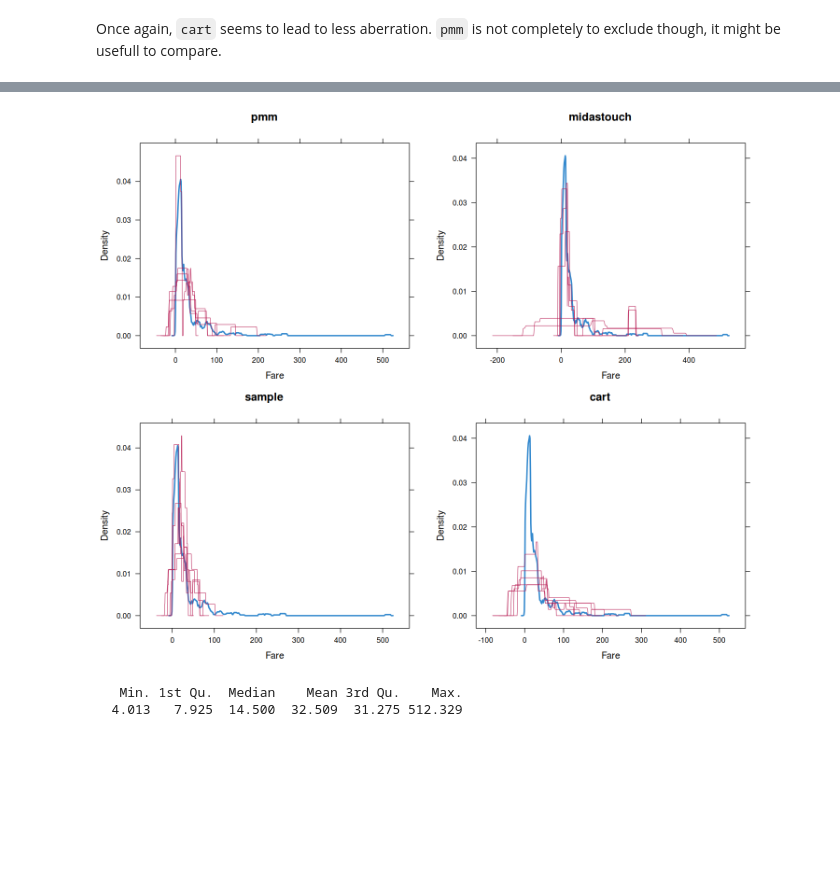
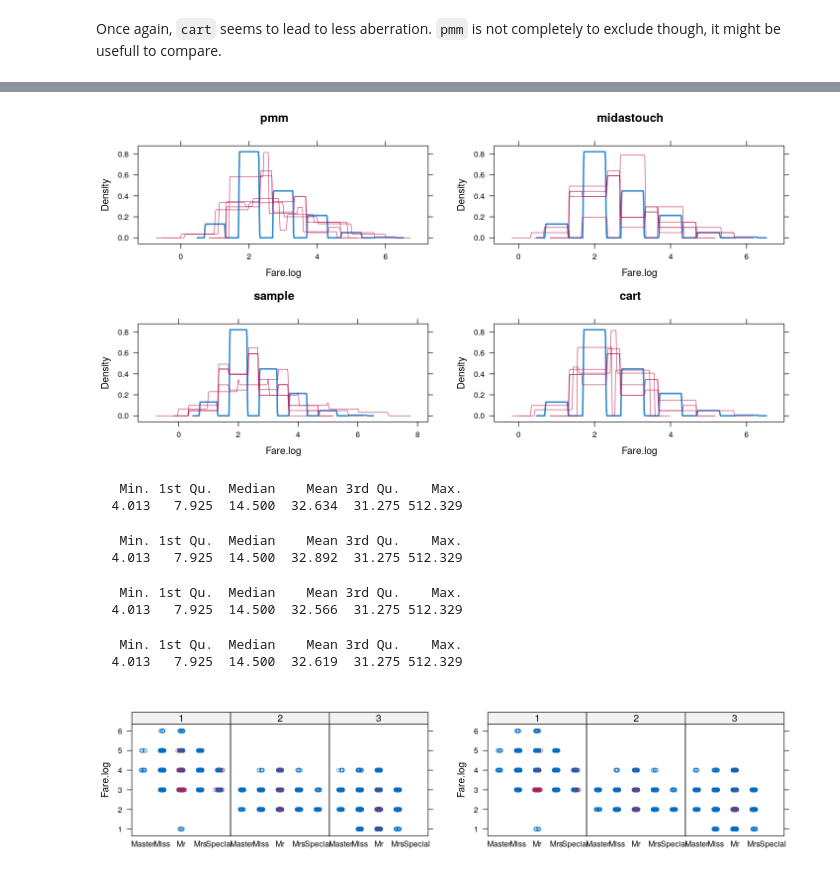
Before and after one commit to sapristi/ML, a Jupyter notebook: experiments/titanic_challenge/imputations.ipynb, the cells around one changed output, grey strips where cells are left out. Drawn from its saved outputs; the diff is of its cells as text; code cells hidden in the pictures; blank space fills up the shorter version.

```diff
--- a/experiments/titanic_challenge/imputations.ipynb
+++ b/experiments/titanic_challenge/imputations.ipynb
@@ -173,0 +222,8 @@ summary(train$Age.imp)
+# %%
+age.imp1 <- mice(train, m=5, method="cart", printFlag = FALSE, formulas = list(Age = Age ~ Title + Fare.log))
+age.imp2 <- mice(complete(age.imp1, 1), m=5, method="cart", printFlag = FALSE, formulas = list(Age = Age ~ Title))
+
+age.full_imput <- complete(age.imp2,1)$Age
+sum(is.na(age.full_imput))
+
+train$Age.imput <- age.full_imput
@@ -174,8 +234,9 @@ summary(train$Age.imp)
 # %%
 methods <- c("pmm", "midastouch", "sample", "cart")
 train$Pclass <- as.factor(train$Pclass)
-fare.imps <- make_imputations(train, m=5, methods = methods, formulas = list(Fare = Fare ~  Title  + Embarked + Pclass))
+fare.imps <- make_imputations(train, m=5, methods = methods, formulas = list(Fare.log = Fare.log ~  Title  + Embarked + Pclass))
 # %%
-fare.stripplots <- lapply(fare.imps, function(imp) {stripplot(imp, Fare ~ Title, , main=imp$method["Fare"])})
+fare.stripplots <- lapply(fare.imps, function(imp) {stripplot(imp, Fare.log ~ Title, , main=imp$method["Fare.log"])})
+options(repr.plot.height=6, repr.plot.width = 12)
 grid.arrange(grobs = fare.stripplots, nrow = 2)
 # %% [output]
@@ -183,6 +244,5 @@ grid.arrange(grobs = fare.stripplots, nrow = 2)
 # %%
-fare.stripplots <- lapply(fare.imps, function(imp) {stripplot(imp, Fare ~ Age.simple | Pclass, , main=imp$method["Fare"])})
-options(repr.plot.height=10,repr.plot.width= 12)
-
+fare.stripplots <- lapply(fare.imps, function(imp) {stripplot(imp, Fare.log ~ Age.simple | Pclass, , main=imp$method["Fare.log"])})
+options(repr.plot.height=6,repr.plot.width= 12)
 grid.arrange(grobs = fare.stripplots, nrow = 2)
 # %% [output]
@@ -190,11 +250,30 @@ grid.arrange(grobs = fare.stripplots, nrow = 2)
 # %%
-densityplots <- lapply(imps.fare, function(imp) {densityplot(imp, ~ Fare , main=imp$method["Fare"], kernel = "rectangular")})
+densityplots <- lapply(fare.imps, function(imp) {densityplot(imp, ~ Fare.log , main=imp$method["Fare.log"], kernel = "rectangular")})
 grid.arrange(grobs = densityplots, nrow = 2)
 # %% [output]
-[figure, old version]
+[figure, new version]
-# %%
-fare <- complete(fare.imps$pmm,1)
-summary(fare$Fare)
-# %% [output]
-   Min. 1st Qu.  Median    Mean 3rd Qu.    Max.
-  4.013   7.925  14.500  32.509  31.275 512.329
+# %%
+summary(complete(fare.imps$pmm,1)$Fare)
+summary(complete(fare.imps$cart,1)$Fare)
+summary(complete(fare.imps$sample,1)$Fare)
+summary(complete(fare.imps$midastouch,1)$Fare)
+# %% [output]
+   Min. 1st Qu.  Median    Mean 3rd Qu.    Max.
+  4.013   7.925  14.500  32.634  31.275 512.329
+   Min. 1st Qu.  Median    Mean 3rd Qu.    Max.
+  4.013   7.925  14.500  32.892  31.275 512.329
+   Min. 1st Qu.  Median    Mean 3rd Qu.    Max.
+  4.013   7.925  14.500  32.566  31.275 512.329
+   Min. 1st Qu.  Median    Mean 3rd Qu.    Max.
+  4.013   7.925  14.500  32.619  31.275 512.329
+# %%
+fare.cart.age <- mice(train, m=5, method="cart", printFlag = FALSE, formulas = list(Fare = Fare.log ~  Title  + Embarked + Pclass + Age.imput))
+fare.cart.noage <- mice(train, m=5, method="cart", printFlag = FALSE, formulas = list(Fare = Fare.log ~  Title  + Embarked + Pclass))
+
+
+s1 <- stripplot(fare.cart.age, Fare.log ~  Title | Pclass)
+s2 <- stripplot(fare.cart.noage, Fare.log ~  Title | Pclass)
+options(repr.plot.height=3)
+grid.arrange(s1,s2, nrow = 1)
+# %% [output]
+[figure, added]
```
Also changed, not shown: parts of 33 cells of this notebook, 3 other files.
